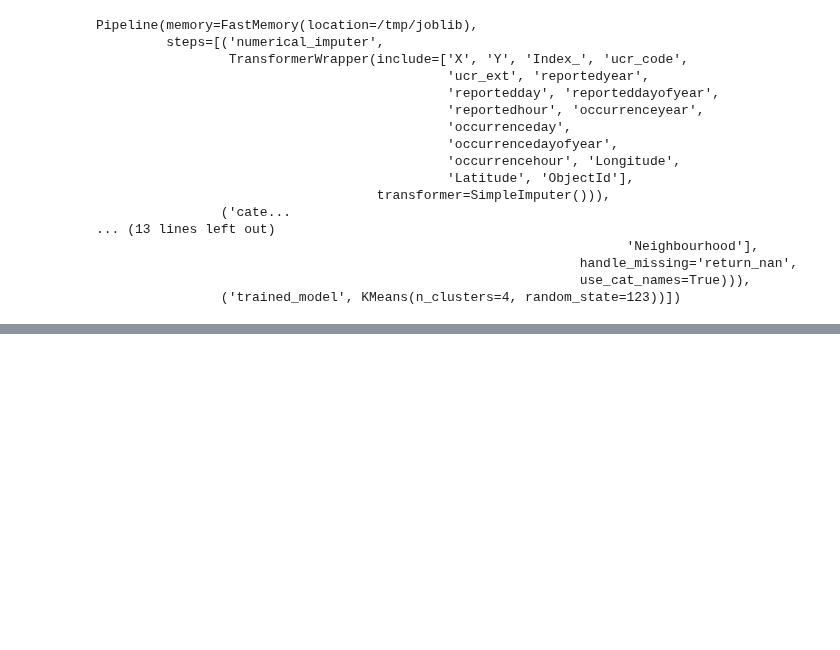
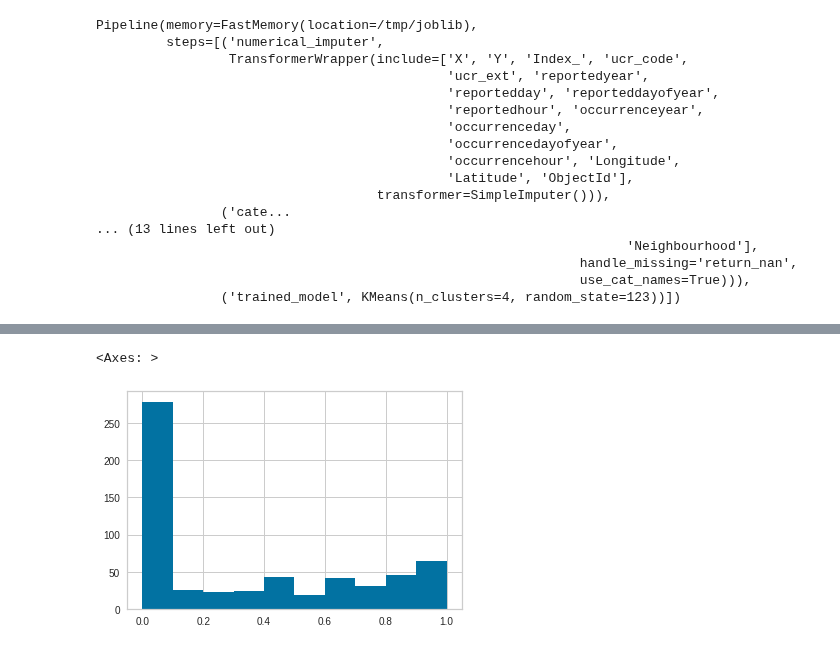
Before and after one commit to sanoliv/SCS_3253_061-Machine-Learning, a Jupyter notebook: Toronto_Police_MCI_with_pyCaret.ipynb, the cells around one changed output, grey strips where cells are left out. Saved outputs shown, nothing was run; the diff lists cells and outputs as text; code cells hidden in the pictures; blank space fills up the shorter version.

```diff
--- a/Toronto_Police_MCI_with_pyCaret.ipynb
+++ b/Toronto_Police_MCI_with_pyCaret.ipynb
@@ -295,0 +368,6 @@ s = setup(data, session_id = 123)
+# %%
+# lets check the X_train_transformed to see effect of params passed
+get_config('X_train_transformed')['occurrenceday'].hist()
+# %% [output]
+<Axes: >
+[figure, added]
```
Also changed, not shown: parts of 21 cells of this notebook.
